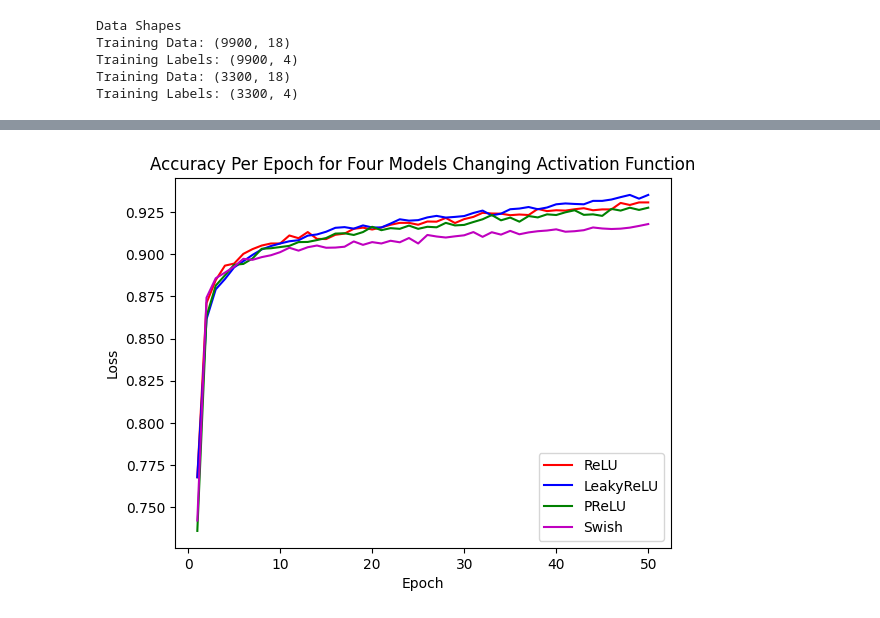
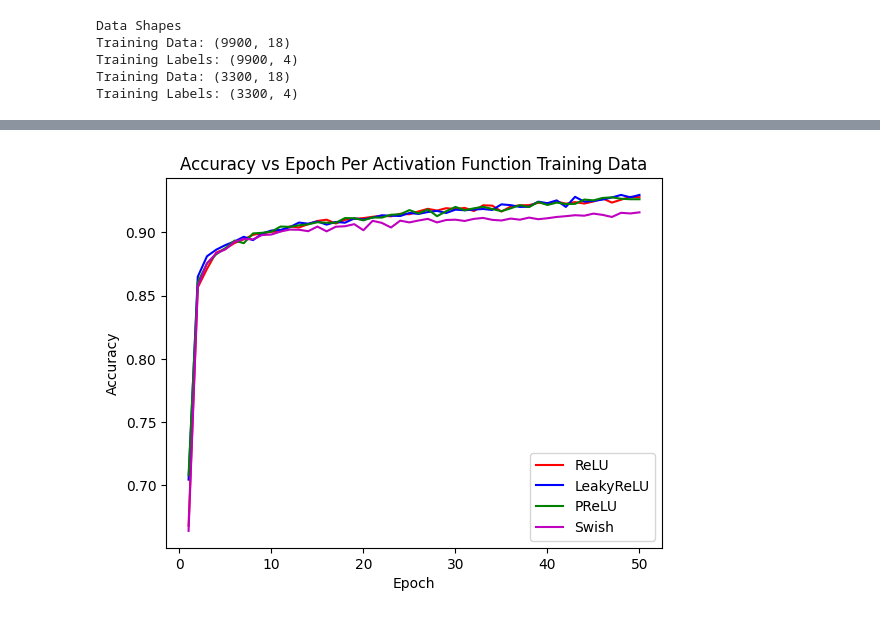
Before and after one commit to cassidyschul/weather_prediction, a Jupyter notebook: weather_classification_model.ipynb, the cells around one changed output, grey strips where cells are left out. Drawn from its saved outputs; the diff is of its cells as text; code cells hidden in the pictures.

Commit message:
Update script to include validation set in model creation, creating plots using validation data

```diff
--- a/weather_classification_model.ipynb
+++ b/weather_classification_model.ipynb
@@ -519,7 +561,7 @@ nn_model_relu = gen_model(units, activations_funcs, 18, 'adam')
 
 
 # Train the model
-fit_model = nn_model_relu.fit(X_train, y_train, epochs=50)
+fit_model = nn_model_relu.fit(X_train, y_train, epochs=50, validation_split=0.2)
 
 # Evaluate the model using the test data
 nn_model_relu_losses = []
@@ -590,7 +634,7 @@ nn_model_leakyrelu = gen_model(units, activations_funcs, 18, 'adam')
 
 
 # Train the model
-fit_model = nn_model_leakyrelu.fit(X_train, y_train, epochs=50)
+fit_model = nn_model_leakyrelu.fit(X_train, y_train, epochs=50, validation_split=0.2)
 
 # Evaluate the model using the test data
 nn_model_leakyrelu_losses = []
@@ -662,7 +708,7 @@ nn_model_prelu = gen_model(units, activations_funcs, 18, 'adam')
 
 
 # Train the model
-fit_model = nn_model_prelu.fit(X_train, y_train, epochs=50)
+fit_model = nn_model_prelu.fit(X_train, y_train, epochs=50, validation_split=0.2)
 
 # Evaluate the model using the test data
 nn_model_prelu_losses = []
@@ -736,7 +784,7 @@ nn_model_swish = gen_model(units, activations_funcs, 18, 'adam')
 
 
 # Train the model
-fit_model = nn_model_swish.fit(X_train, y_train, epochs=50)
+fit_model = nn_model_swish.fit(X_train, y_train, epochs=50, validation_split=0.2)
 
 # Evaluate the model using the test data
 nn_model_swish_losses = []
@@ -819,17 +886,17 @@ plt.show()
 # %%
-# Plot accuracy for each activation function
+# Plot accuracy for each activation function testing data
 
 epochs = range(1, len(nn_model_relu_accuracy) + 1)
 
 plt.plot(epochs, nn_model_relu_accuracy, 'r', label = 'ReLU')
 plt.plot(epochs, nn_model_leakyrelu_accuracy, 'b', label = 'LeakyReLU')
 plt.plot(epochs, nn_model_prelu_accuracy, 'g', label = 'PReLU')
 plt.plot(epochs, nn_model_swish_accuracy, 'm', label = 'Swish')
 
-plt.title('Accuracy Per Epoch for Four Models Changing Activation Function')
+plt.title('Accuracy vs Epoch Per Activation Function Training Data')
 plt.xlabel('Epoch')
-plt.ylabel('Loss')
+plt.ylabel('Accuracy')
 plt.legend()
 plt.show()
 # %% [output]
-[figure, old version]
+[figure, new version]
```
Also changed, not shown: parts of 32 cells of this notebook.
